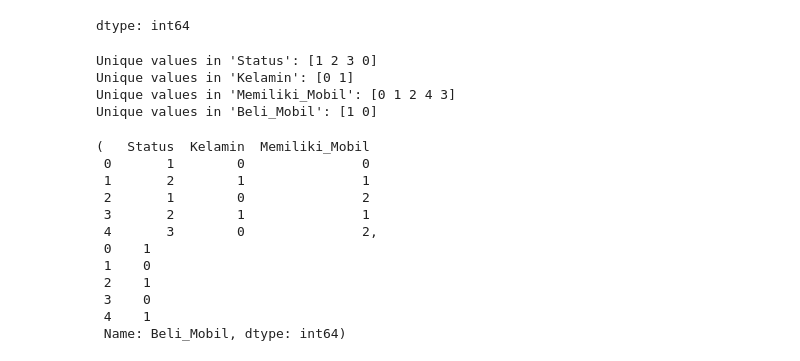
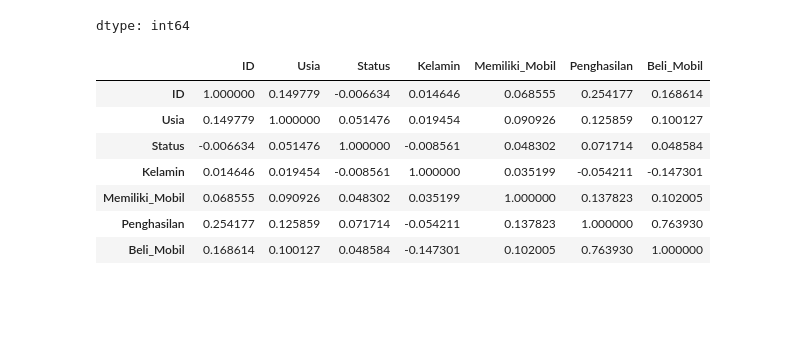
Before and after one commit to autummzebto/Praktikum-Machine-Learning, a Jupyter notebook: Praktikum4/TugasMandiri.ipynb, the cells around one changed output. Saved outputs shown, nothing was run; the diff lists cells and outputs as text; code cells hidden in the pictures; blank space fills up the shorter version.

```diff
--- a/Praktikum4/TugasMandiri.ipynb
+++ b/Praktikum4/TugasMandiri.ipynb
@@ -59,31 +65,15 @@ memory usage: 54.8 KB
 | Penghasilan | 0 |
 | Beli_Mobil | 0 |
 dtype: int64
-# %%
-print("Unique values in 'Status':", df['Status'].unique())
-print("Unique values in 'Kelamin':", df['Kelamin'].unique())
-print("Unique values in 'Memiliki_Mobil':", df['Memiliki_Mobil'].unique())
-print("Unique values in 'Beli_Mobil':", df['Beli_Mobil'].unique())
-# %% [output]
-Unique values in 'Status': [1 2 3 0]
-Unique values in 'Kelamin': [0 1]
-Unique values in 'Memiliki_Mobil': [0 1 2 4 3]
-Unique values in 'Beli_Mobil': [1 0]
-# %%
-X = df[['Status', 'Kelamin', 'Memiliki_Mobil']]
-y = df['Beli_Mobil']
-
-X.head(), y.head()
-# %% [output]
-(   Status  Kelamin  Memiliki_Mobil
- 0       1        0               0
- 1       2        1               1
- 2       1        0               2
- 3       2        1               1
- 4       3        0               2,
- 0    1
- 1    0
- 2    1
- 3    0
- 4    1
- Name: Beli_Mobil, dtype: int64)
+# %%
+corr_matrix = df.corr(numeric_only=True)
+corr_matrix
+# %% [output]
+|  | ID | Usia | Status | Kelamin | Memiliki_Mobil | Penghasilan | Beli_Mobil |
+| ID | 1.000000 | 0.149779 | -0.006634 | 0.014646 | 0.068555 | 0.254177 | 0.168614 |
+| Usia | 0.149779 | 1.000000 | 0.051476 | 0.019454 | 0.090926 | 0.125859 | 0.100127 |
+| Status | -0.006634 | 0.051476 | 1.000000 | -0.008561 | 0.048302 | 0.071714 | 0.048584 |
+| Kelamin | 0.014646 | 0.019454 | -0.008561 | 1.000000 | 0.035199 | -0.054211 | -0.147301 |
+| Memiliki_Mobil | 0.068555 | 0.090926 | 0.048302 | 0.035199 | 1.000000 | 0.137823 | 0.102005 |
+| Penghasilan | 0.254177 | 0.125859 | 0.071714 | -0.054211 | 0.137823 | 1.000000 | 0.763930 |
+| Beli_Mobil | 0.168614 | 0.100127 | 0.048584 | -0.147301 | 0.102005 | 0.763930 | 1.000000 |
```
Also changed, not shown: parts of 16 cells of this notebook.
